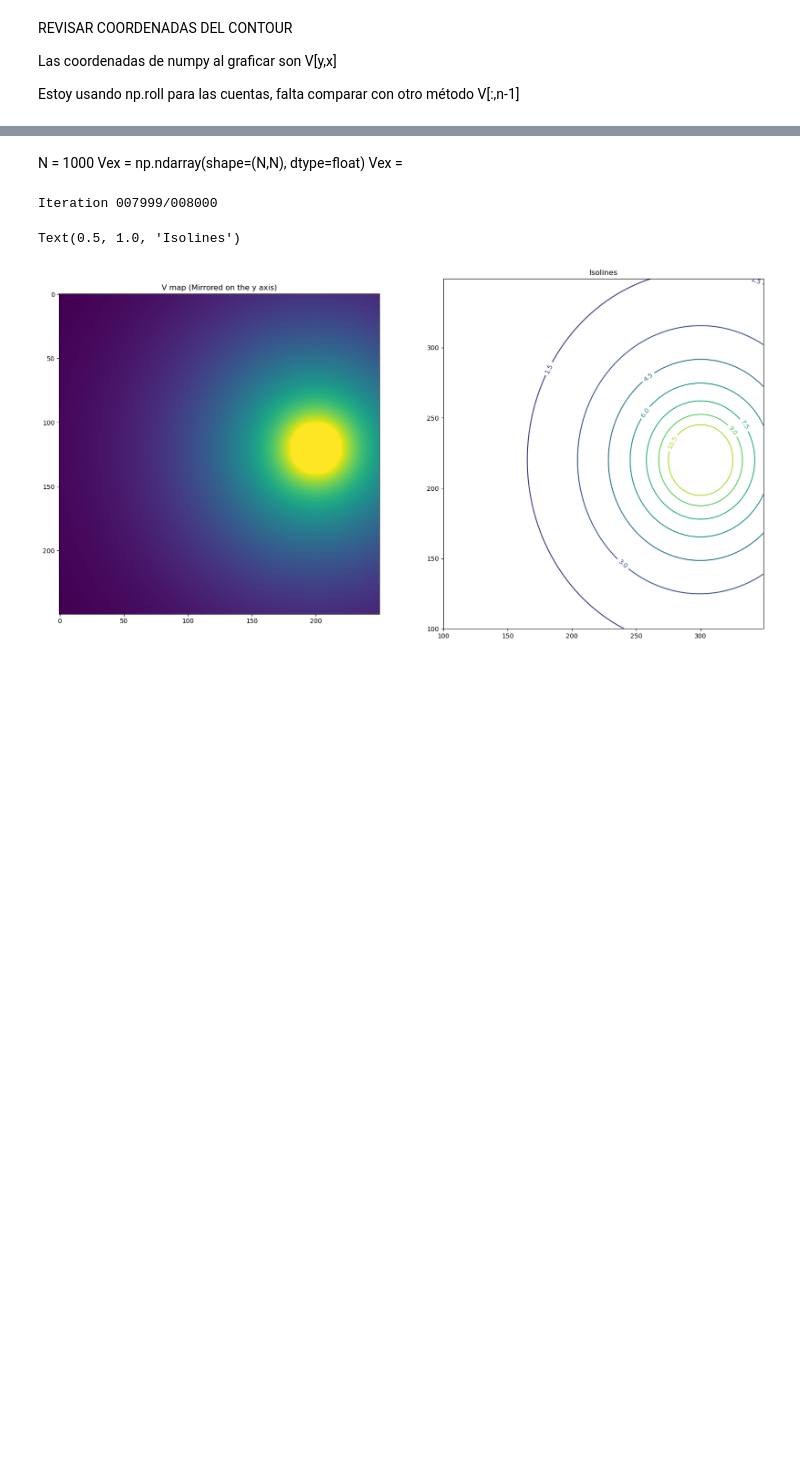
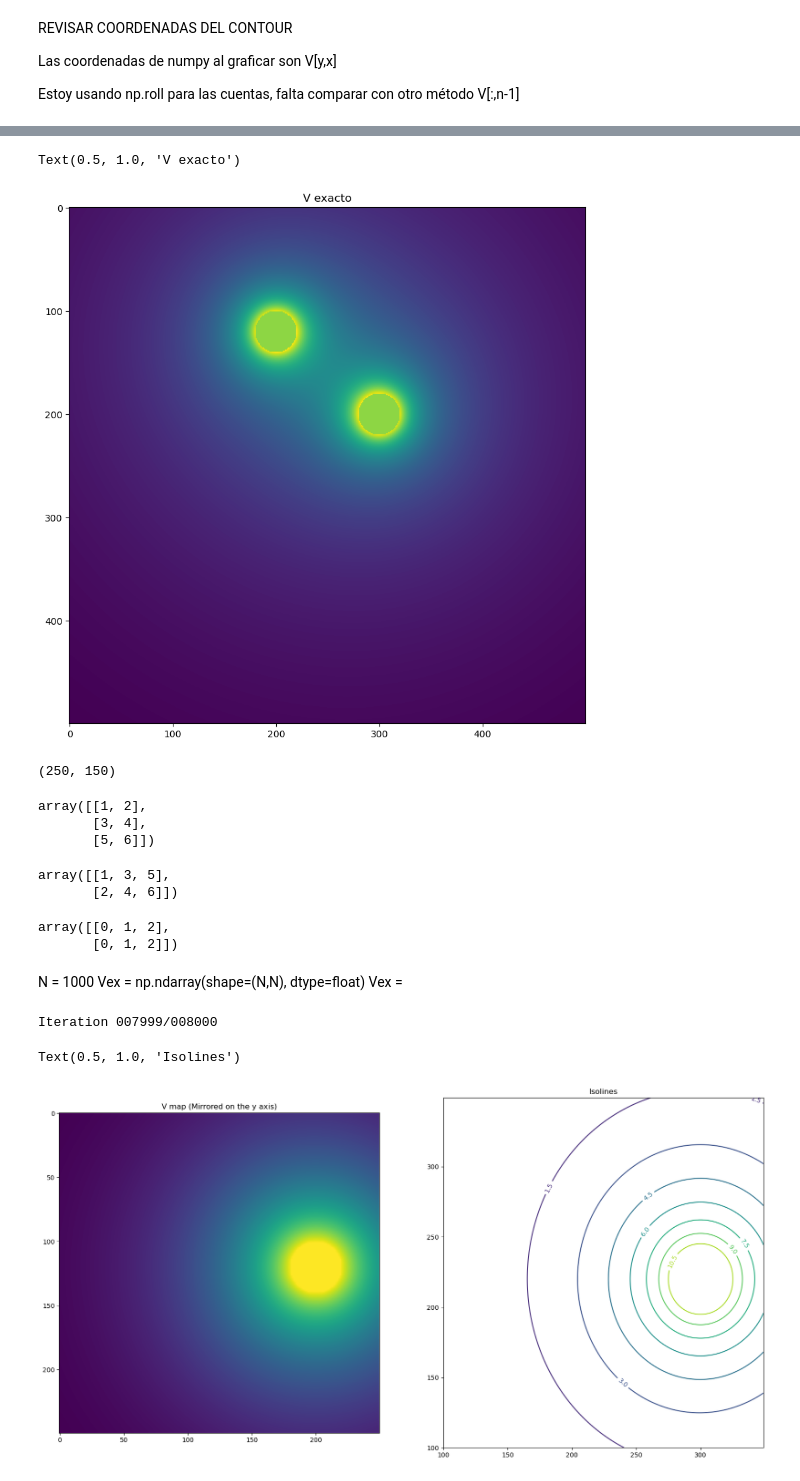
Before and after one commit to epplugins/UTN, a Jupyter notebook: electromagnetismo/em_labo.ipynb, the cells around one changed output, grey strips where cells are left out. Saved outputs shown, nothing was run; the diff lists cells and outputs as text; code cells hidden in the pictures; blank space fills up the shorter version.

```diff
--- a/electromagnetismo/em_labo.ipynb
+++ b/electromagnetismo/em_labo.ipynb
@@ -52,3 +69,34 @@ Text(0.5, 1.0, 'Exacto')
+# %%
+fig, ax = plt.subplots(1, 1, figsize=(10,10),facecolor=(1, 1, 1) )
+ax.imshow(np.transpose(P)[x1:x2,y1:y2])
+ax.set_title('V exacto')
+# %% [output]
+Text(0.5, 1.0, 'V exacto')
+[figure, added]
+# %%
+D[x1:x2,y1:y2].shape
+# %% [output]
+(250, 150)
+# %%
+a = np.array([[1, 2], [3, 4], [5,6]])
+a
+# %% [output]
+array([[1, 2],
+       [3, 4],
+       [5, 6]])
+# %%
+np.transpose(a)
+# %% [output]
+array([[1, 3, 5],
+       [2, 4, 6]])
+# %%
+x = np.arange(0,3)
+y = np.arange(0,2)
+X, Y = np.meshgrid(x, y)
+X
+# %% [output]
+array([[0, 1, 2],
+       [0, 1, 2]])
 # %% [markdown]
 N = 1000
 Vex = np.ndarray(shape=(N,N), dtype=float)
```
Also changed, not shown: parts of 3 cells of this notebook.
